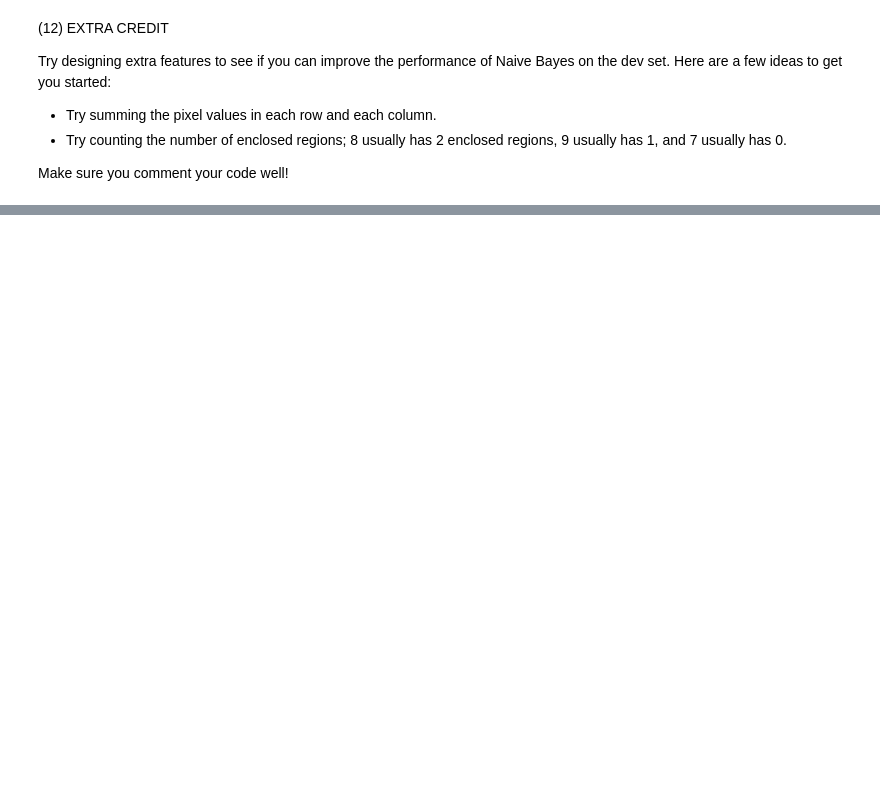
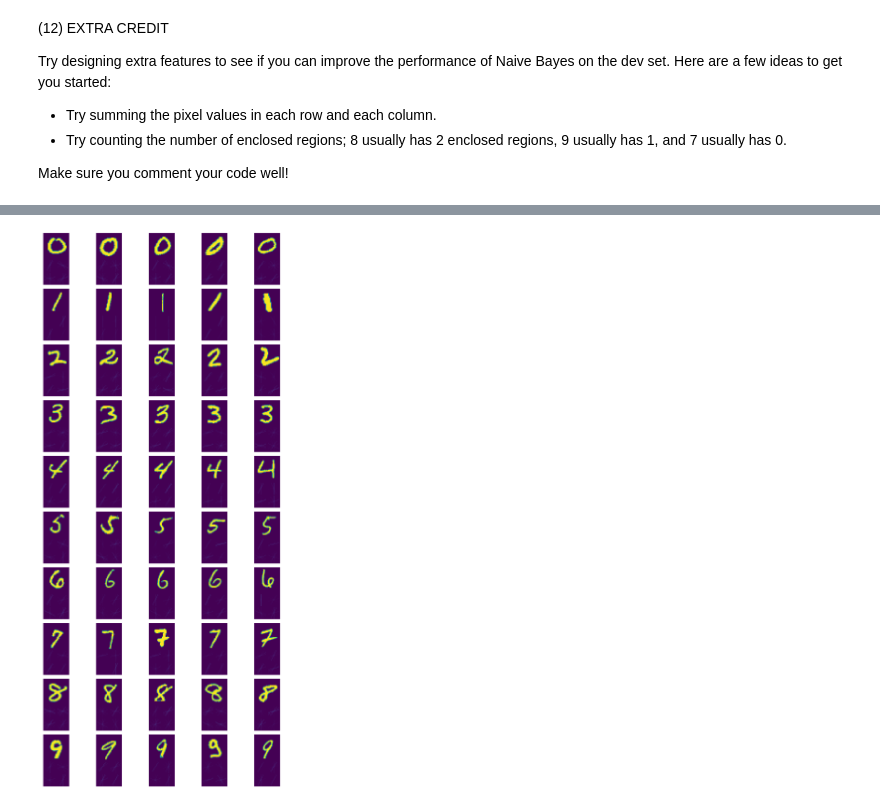
Before and after one commit to SombiriX/w207_git, a Jupyter notebook: project1/sombiri_enwemeka_p1.ipynb, the cells around one changed output, grey strips where cells are left out. Drawn from its saved outputs; the diff is of its cells as text; code cells hidden in the pictures; blank space fills up the shorter version.

```diff
--- a/project1/sombiri_enwemeka_p1.ipynb
+++ b/project1/sombiri_enwemeka_p1.ipynb
@@ -765,0 +759,77 @@ Make sure you comment your code well!
+# %%
+from skimage.feature import hog
+def add_hog_feat(data):
+    """
+    Input: data with pixel values
+    Output: data with pixel values and histogram of gradients data
+    Reference: http://scikit-image.org/docs/dev/api/skimage.feature.html?highlight=hog#skimage.feature.hog
+    """
+    # Initialize empty array for new features
+    hog_imgs = np.zeros(data.shape)
+
+    # Add Histogram of gradients data to images
+    # Note: The size of pixels per cell was determined by finding where
+    # prediction accuracy begins to decline. At 14x14 the image is split into
+    # 4 parts, splitting into fewer parts reduces the amount of information
+    # gained from this technique while splitting into more parts causes the
+    # technique to lose efficacy as most of the image is pixels with 0 value.
+    for index, digit in enumerate(data):
+        image = digit.reshape((28, 28))
+        hog_feat, img = hog(image,
+                            pixels_per_cell=(14, 14),
+                            cells_per_block=(1, 1),
+                            visualise=True)
+        hog_imgs[index] = img.flatten()
+
+    # Return the data with new features
+    # The histogram of gradients image data is appended to the existing image
+    return np.hstack((data, hog_imgs))
+
+def P12():
+
+### STUDENT START ###
+    # Add histogram of gradients to data
+    mod_train_data = add_hog_feat(mini_train_data)
+    mod_dev_data = add_hog_feat(dev_data)
+
+    # Train BernoulliNB models with both original and additional features
+    # Note: The modified model does not use binarized data because Histogram
+    # of gradients relies on pixel variations
+    alpha = 0.1
+    bernoulli_clf = BernoulliNB(alpha=alpha, binarize=0.50)
+    mod_bernoulli_clf = BernoulliNB(alpha=alpha)
+    # Calculate accuracy of original model
+    bernoulli_clf.fit(mini_train_data, mini_train_labels)
+    orig_accuracy = get_accuracy(dev_labels, bernoulli_clf.predict(dev_data))
+    # Calculate accuracy with modified data
+    mod_bernoulli_clf.fit(mod_train_data, mini_train_labels)
+    mod_accuracy = get_accuracy(dev_labels,
+                                mod_bernoulli_clf.predict(mod_dev_data))
+    print "\t\tAccuracies\r\nOriginal Bernoulli classifier: {}%"\
+    "\r\nBernoulli classifier with HoG data: "\
+    "{}%".format(orig_accuracy, mod_accuracy)
+
+    # Plot examples of added histogram of gradients data
+    # Note: using default color mapping so HoG data is easier to see
+    num_examples = 5
+    set_size = len(set(mini_train_labels))
+    # Get n examples of each label where n = num_examples
+    digit = []
+    for x in range(set_size):
+        digit.append(np.where(mini_train_labels == x)[0][:num_examples])
+
+    f, axarr = plt.subplots(set_size, num_examples, figsize=(20,40))
+    for x in range(set_size):
+        i = 0
+        for example in digit[x]:
+            pixels = mod_train_data[example]
+            pixels = pixels.reshape((56, 28))
+            axarr[x, i].imshow(pixels)
+            axarr[x, i].axis('off')
+            i = i + 1
+    plt.tight_layout(pad=0)
+    plt.show()
+### STUDENT END ###
+
+P12()
+# %% [output]
@@ -765,0 +839 @@ Make sure you comment your code well!
+[figure, added]
```
Also changed, not shown: parts of 5 cells of this notebook.
